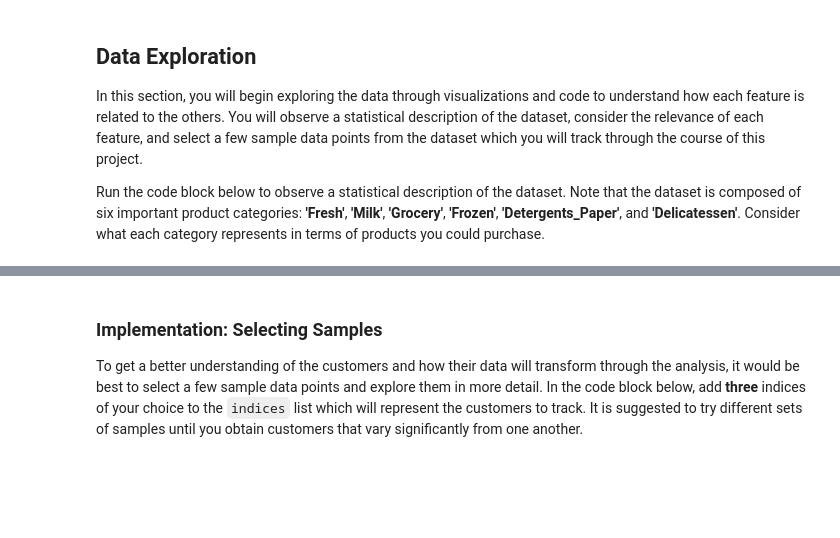
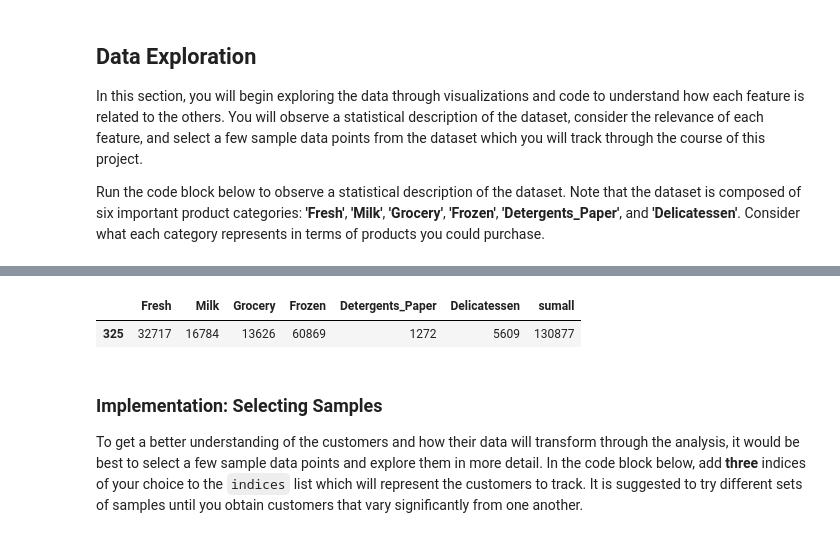
Before and after one commit to alojowska/Machine-Learning-Nanodegree-, a Jupyter notebook: customer_segments/customer_segments.ipynb, the cells around one changed output, grey strips where cells are left out. Cells and saved outputs as stored; diff of their text form; code cells hidden in the pictures; blank space fills up the shorter version.

```diff
--- a/customer_segments/customer_segments.ipynb
+++ b/customer_segments/customer_segments.ipynb
@@ -46,3 +58,8 @@ display(data.describe())
+# %%
+data[data.Frozen==	60869]
+# %% [output]
+|  | Fresh | Milk | Grocery | Frozen | Detergents_Paper | Delicatessen | sumall |
+| 325 | 32717 | 16784 | 13626 | 60869 | 1272 | 5609 | 130877 |
 # %% [markdown]
 ### Implementation: Selecting Samples
 To get a better understanding of the customers and how their data will transform through the analysis, it would be best to select a few sample data points and explore them in more detail. In the code block below, add **three** indices of your choice to the `indices` list which will represent the customers to track. It is suggested to try different sets of samples until you obtain customers that vary significantly from one another.
```
Also changed, not shown: parts of 5 cells of this notebook, 3 other files.
